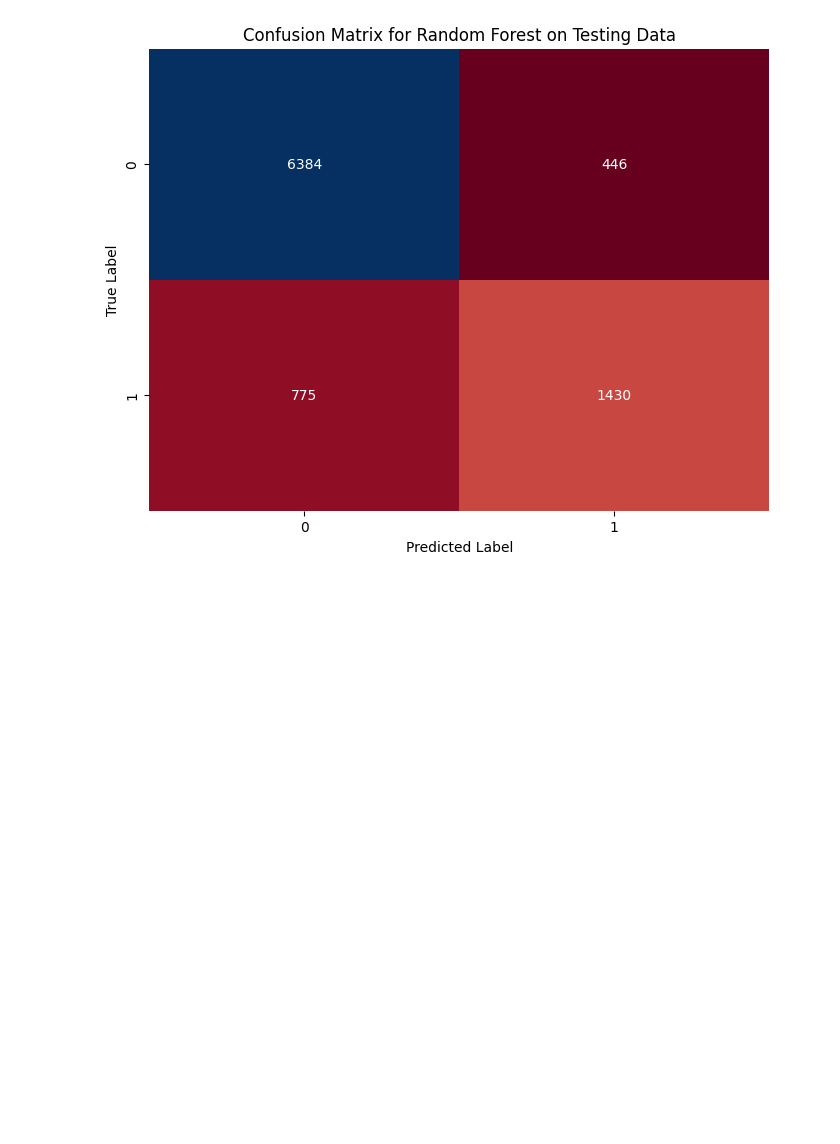
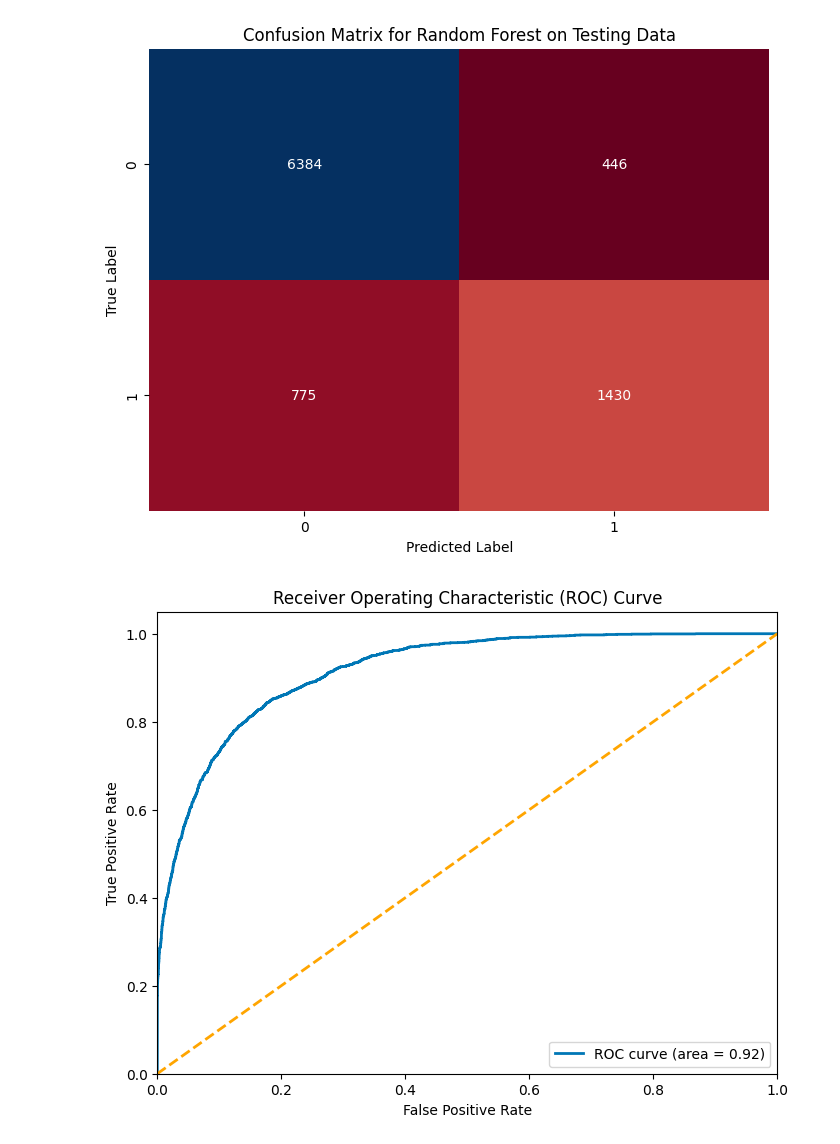
Before and after one commit to YasiniK/Census-Income-Prediction, a Jupyter notebook: RandomForestModel.ipynb, the cells around one changed output. Saved outputs shown, nothing was run; the diff lists cells and outputs as text; code cells hidden in the pictures; blank space fills up the shorter version.

Commit message:
ROC Curve for RF

```diff
--- a/RandomForestModel.ipynb
+++ b/RandomForestModel.ipynb
@@ -122,3 +122,26 @@ plt.ylabel('True Label')
 plt.show()
 # %% [output]
 [figure]
+# %%
+y_true = y_test
+y_scores = random_forest_model.predict_proba(X_test)[:, 1]
+
+# Compute ROC curve
+fpr, tpr, thresholds = roc_curve(y_true, y_scores)
+
+# Compute ROC area under the curve
+roc_auc = roc_auc_score(y_true, y_scores)
+
+# Plot ROC curve
+plt.figure(figsize=(8, 6))
+plt.plot(fpr, tpr, color='#0077b6', lw=2, label='ROC curve (area = %0.2f)' % roc_auc)
+plt.plot([0, 1], [0, 1], color='orange', lw=2, linestyle='--')
+plt.xlim([0.0, 1.0])
+plt.ylim([0.0, 1.05])
+plt.xlabel('False Positive Rate')
+plt.ylabel('True Positive Rate')
+plt.title('Receiver Operating Characteristic (ROC) Curve')
+plt.legend(loc="lower right")
+plt.show()
+# %% [output]
+[figure, added]
```
